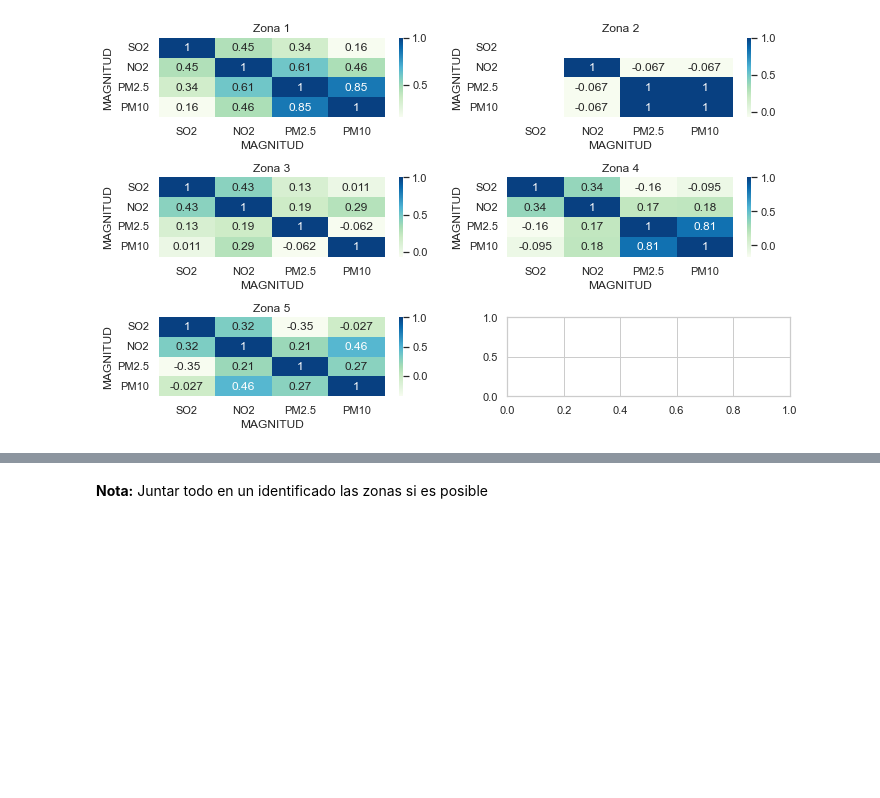
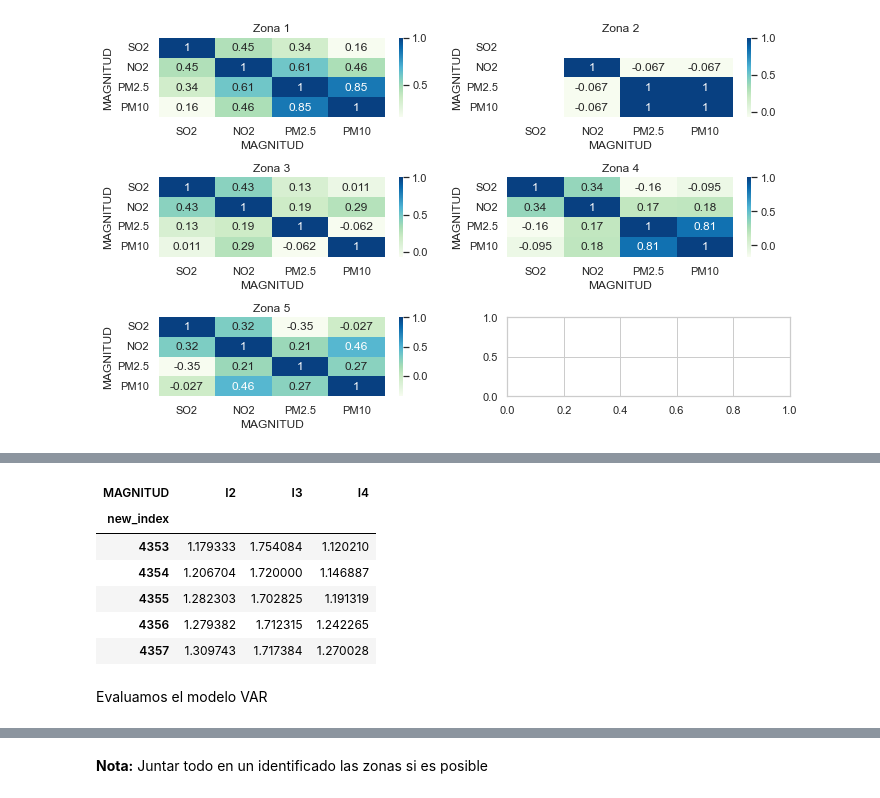
Before and after one commit to sofiamacein/TFG-Calidad-Aire-Madrid, a Jupyter notebook: TFG. CALIDAD AIRE MADRID_EDA.ipynb, the cells around one changed output, grey strips where cells are left out. Saved outputs shown, nothing was run; the diff lists cells and outputs as text; code cells hidden in the pictures; blank space fills up the shorter version.

```diff
--- a/TFG. CALIDAD AIRE MADRID_EDA.ipynb
+++ b/TFG. CALIDAD AIRE MADRID_EDA.ipynb
@@ -829,0 +1053,4 @@ plt.show()
+# %%
+# Parametro del modelo VAR
+best_values_VAR = df_results_VAR.sort_values(by=['AIC', 'BIC'])
+AR_Term_value_VAR = best_values_VAR['AR_Term'].iloc[0]
@@ -829,0 +1059,20 @@ plt.show()
+# %%
+# Ajuste del modelo
+model = VAR(train_zona1).fit(int(AR_Term_value_VAR))
+
+# Predicciones
+result = model.forecast(y=train_zona1.values, steps=len(test_zona1))
+# %%
+# Predicciones
+df_pred = pd.DataFrame(result, columns=train_zona1.columns)
+df_pred["new_index"] = range(len(train_zona1), len(ts_zona1))
+df_pred = df_pred.set_index("new_index")
+df_pred.head(5)
+# %% [output]
+| MAGNITUD | I2 | I3 | I4 |
+| new_index |  |  |  |
+| 4353 | 1.179333 | 1.754084 | 1.120210 |
+| 4354 | 1.206704 | 1.720000 | 1.146887 |
+| 4355 | 1.282303 | 1.702825 | 1.191319 |
+| 4356 | 1.279382 | 1.712315 | 1.242265 |
+| 4357 | 1.309743 | 1.717384 | 1.270028 |
@@ -829,0 +1082,2 @@ plt.show()
+# %% [markdown]
+Evaluamos el modelo VAR
```
Also changed, not shown: parts of 66 cells of this notebook.
